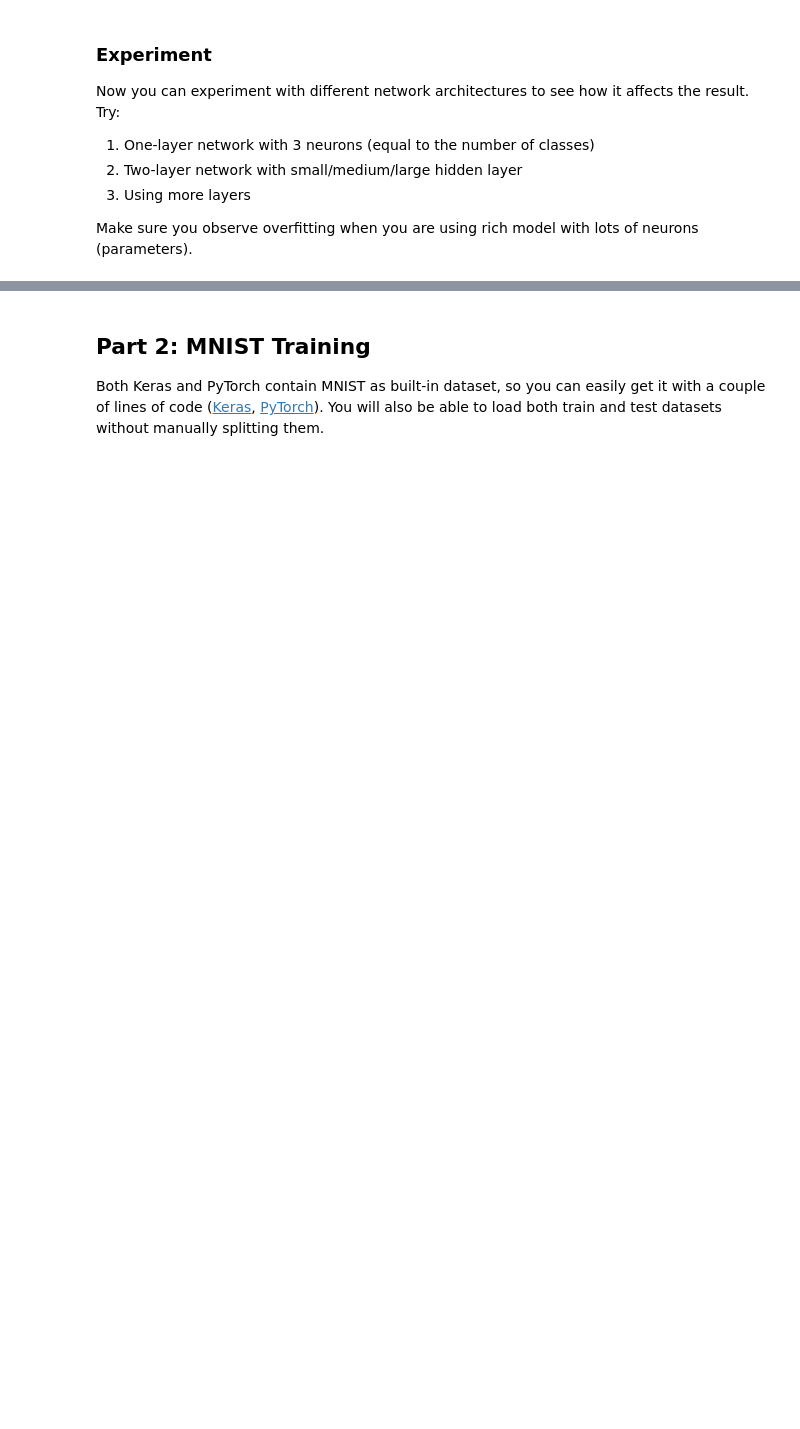
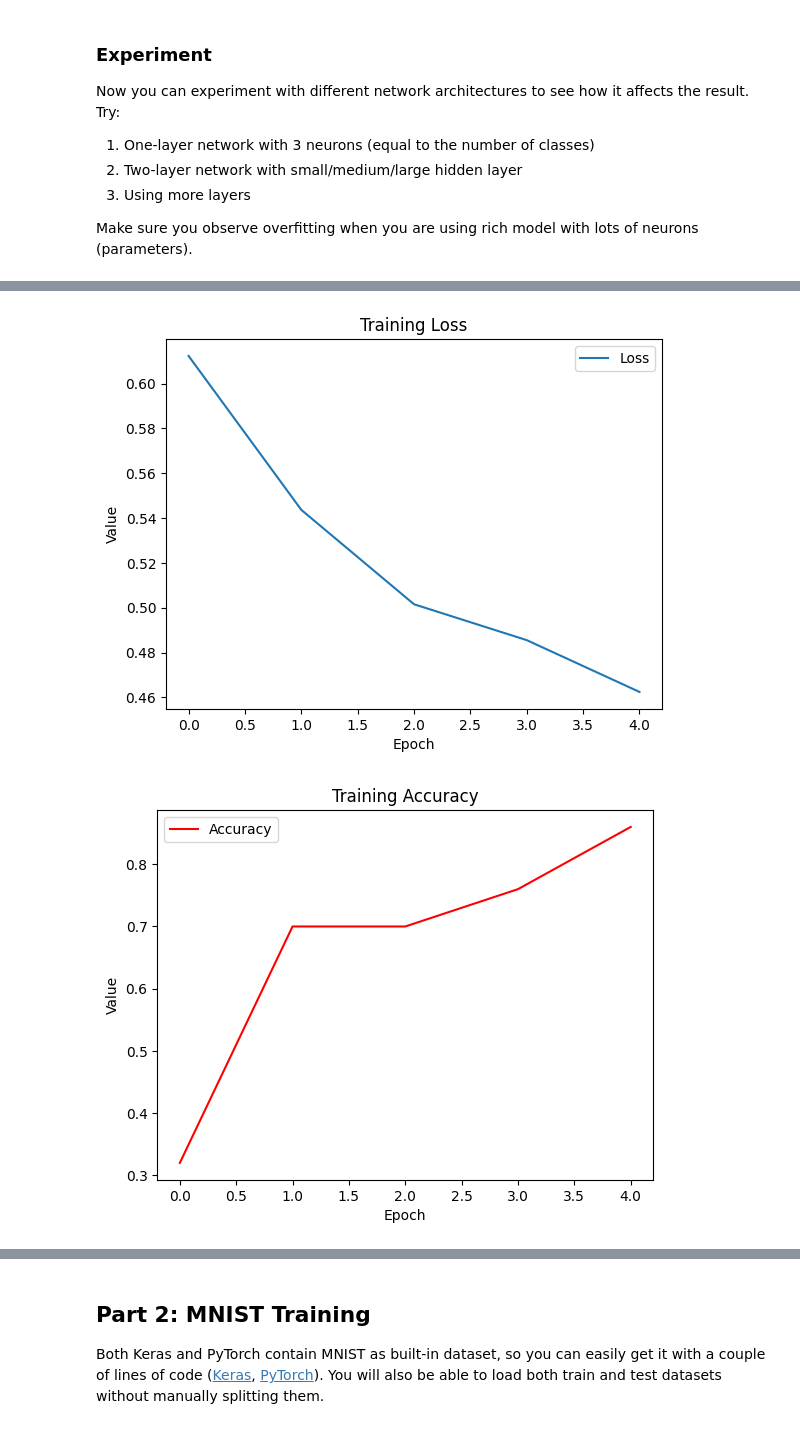
Before and after one commit to KalebKei/AI-For-Beginners, a Jupyter notebook: lessons/3-NeuralNetworks/05-Frameworks/lab/LabFrameworks.ipynb, the cells around one changed output, grey strips where cells are left out. Drawn from its saved outputs; the diff is of its cells as text; code cells hidden in the pictures; blank space fills up the shorter version.

Commit message:
Finished lab portion of NeuralNetworks frameworks

```diff
--- a/lessons/3-NeuralNetworks/05-Frameworks/lab/LabFrameworks.ipynb
+++ b/lessons/3-NeuralNetworks/05-Frameworks/lab/LabFrameworks.ipynb
@@ -244,0 +289,6 @@ Make sure you observe overfitting when you are using rich model with lots of neu
+# %%
+# Experiment 1
+one_net = OneLayerNetwork()
+one_loss_list, one_acc_list = train(one_net, X_train, y_train, X_test, y_test)
+graph_loss_acc(one_loss_list, one_acc_list)
+# %% [output]
@@ -244,0 +300,2 @@ Make sure you observe overfitting when you are using rich model with lots of neu
+[figure, added]
+[figure, added]
```
Also changed, not shown: parts of 18 cells of this notebook, 8 other files.
